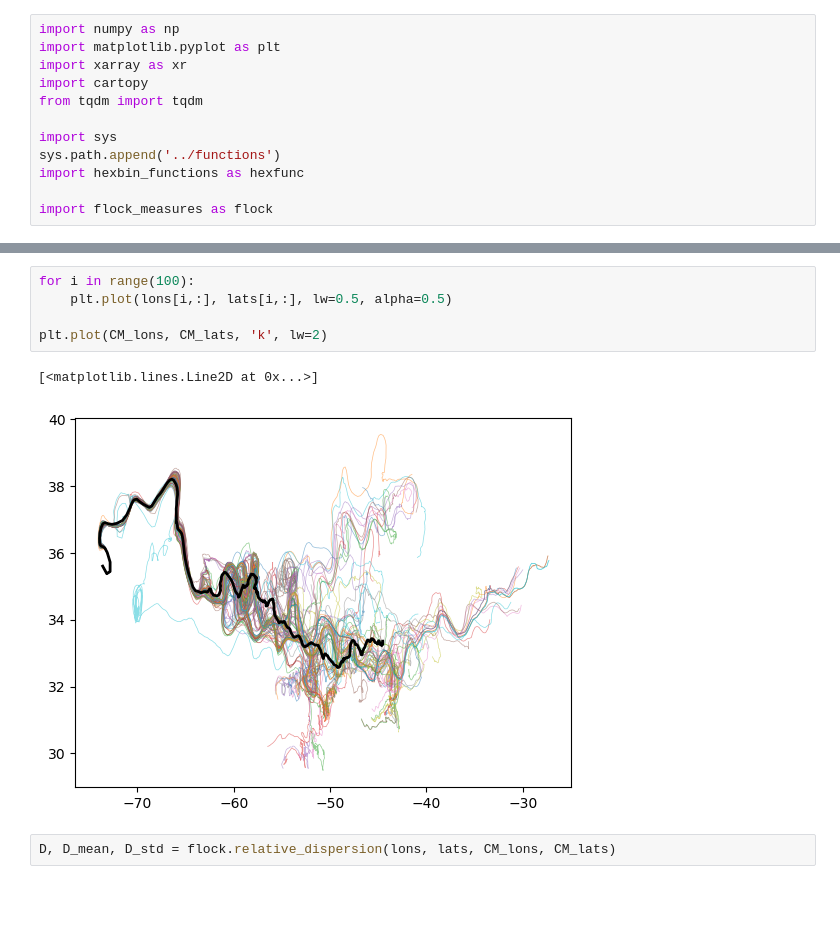
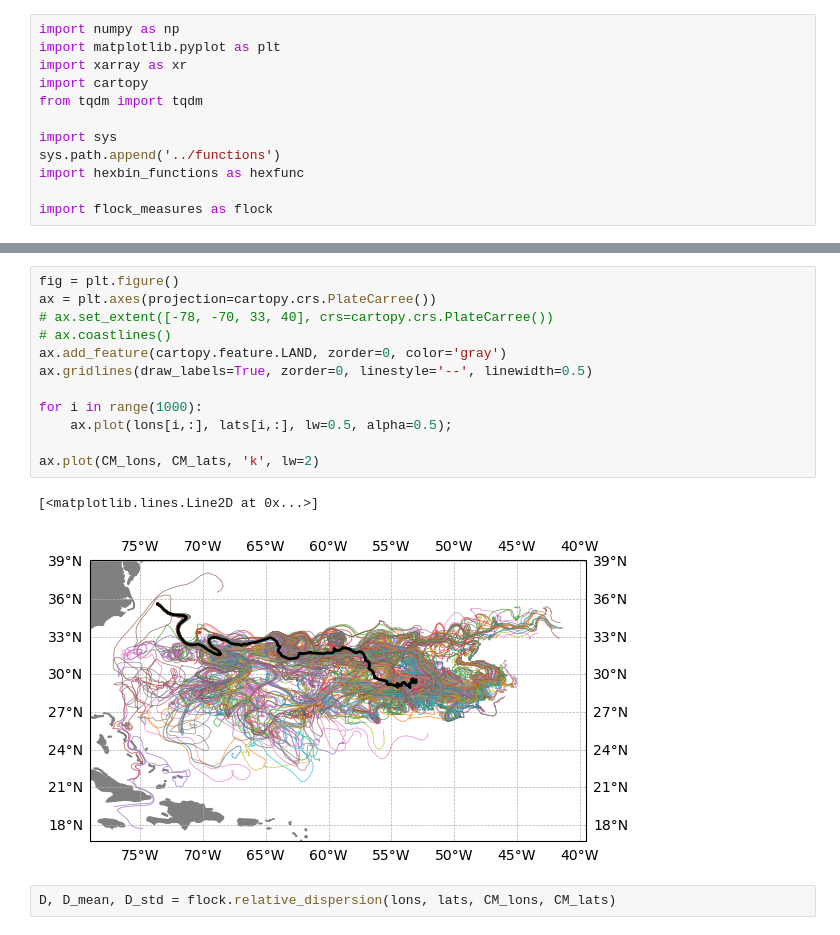
Before and after one commit to OceanParcels/NEMO_Ensemble_Lagrangian_Analysis, a Jupyter notebook: notebooks/13.Center_of_Mass_Stats.ipynb, the cells around one changed output, grey strips where cells are left out. Cells and saved outputs as stored; diff of their text form; blank space fills up the shorter version.

```diff
--- a/notebooks/13.Center_of_Mass_Stats.ipynb
+++ b/notebooks/13.Center_of_Mass_Stats.ipynb
@@ -35,10 +29,17 @@ plt.plot(sigma_lats)
-# %%
-for i in range(100):
-    plt.plot(lons[i,:], lats[i,:], lw=0.5, alpha=0.5)
-
-plt.plot(CM_lons, CM_lats, 'k', lw=2)
-# %% [output]
-[<matplotlib.lines.Line2D at 0x...>]
-[figure, removed]
+# %%
+fig = plt.figure()
+ax = plt.axes(projection=cartopy.crs.PlateCarree())
+# ax.set_extent([-78, -70, 33, 40], crs=cartopy.crs.PlateCarree())
+# ax.coastlines()
+ax.add_feature(cartopy.feature.LAND, zorder=0, color='gray')
+ax.gridlines(draw_labels=True, zorder=0, linestyle='--', linewidth=0.5)
+
+for i in range(1000):
+    ax.plot(lons[i,:], lats[i,:], lw=0.5, alpha=0.5);
+
+ax.plot(CM_lons, CM_lats, 'k', lw=2)
+# %% [output]
+[<matplotlib.lines.Line2D at 0x...>]
+[figure, added]
 # %%
 D, D_mean, D_std = flock.relative_dispersion(lons, lats, CM_lons, CM_lats)
```
Also changed, not shown: parts of 15 cells of this notebook, 4 other files.
